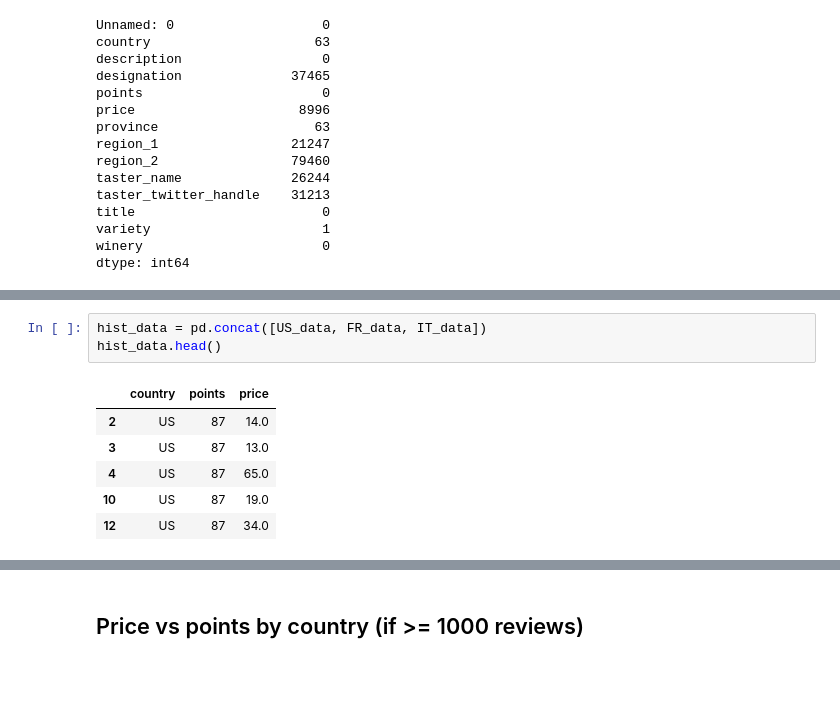
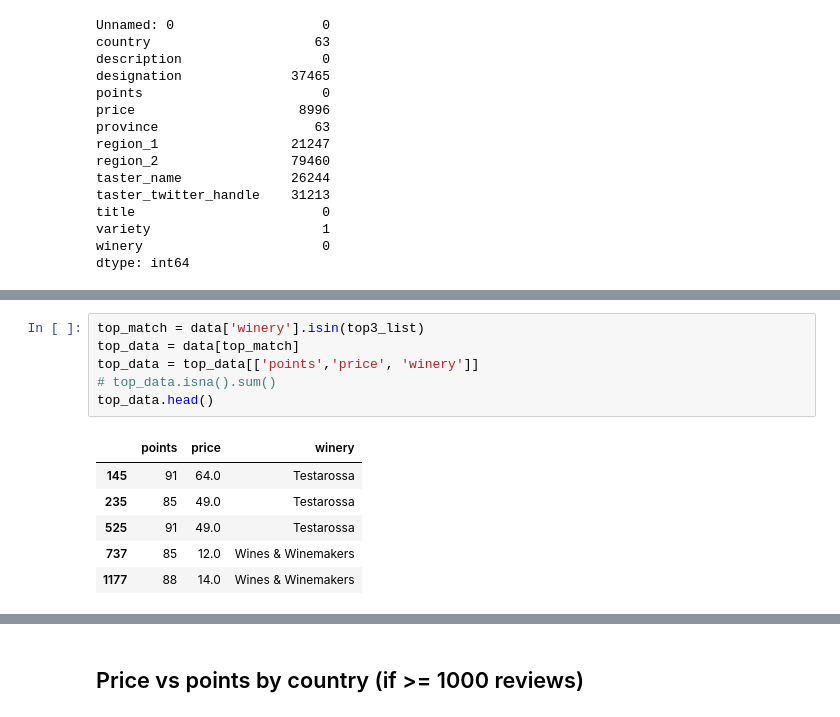
Before and after one commit to mUtterberg/pandata, a Jupyter notebook: WineMag-Pandata.ipynb, the cells around one changed output, grey strips where cells are left out. Cells and saved outputs as stored; diff of their text form; blank space fills up the shorter version.

```diff
--- a/WineMag-Pandata.ipynb
+++ b/WineMag-Pandata.ipynb
@@ -87,13 +53,16 @@ dtype: int64
-# %%
-hist_data = pd.concat([US_data, FR_data, IT_data])
-hist_data.head()
-# %% [output]
-|  | country | points | price |
-| 2 | US | 87 | 14.0 |
-| 3 | US | 87 | 13.0 |
-| 4 | US | 87 | 65.0 |
-| 10 | US | 87 | 19.0 |
-| 12 | US | 87 | 34.0 |
+# %%
+top_match = data['winery'].isin(top3_list)
+top_data = data[top_match]
+top_data = top_data[['points','price', 'winery']]
+# top_data.isna().sum()
+top_data.head()
+# %% [output]
+|  | points | price | winery |
+| 145 | 91 | 64.0 | Testarossa |
+| 235 | 85 | 49.0 | Testarossa |
+| 525 | 91 | 49.0 | Testarossa |
+| 737 | 85 | 12.0 | Wines & Winemakers |
+| 1177 | 88 | 14.0 | Wines & Winemakers |
 # %%
 # Used pixiedust to create histograms.
 # Refactor with matplotlib here:
```
Also changed, not shown: parts of 20 cells of this notebook.
